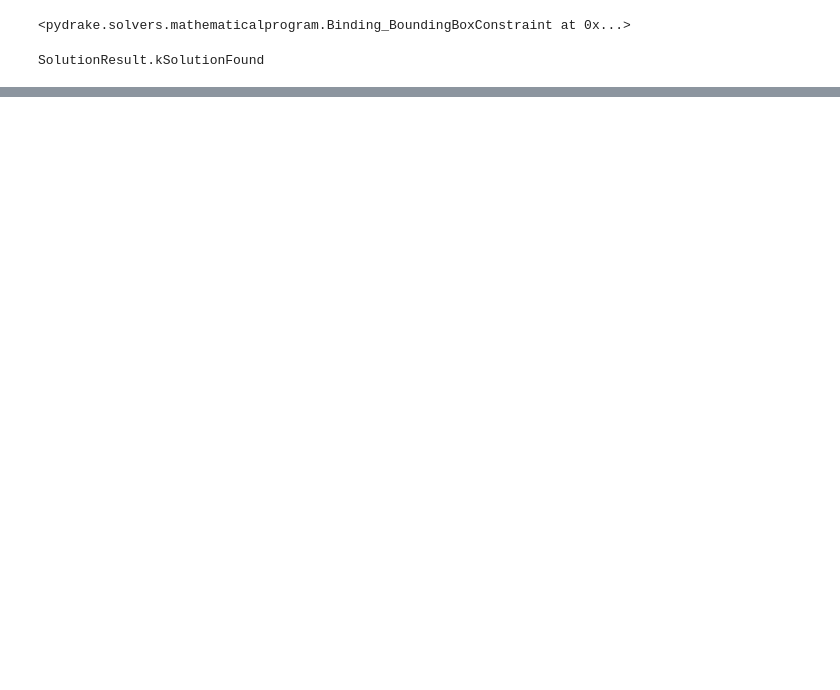
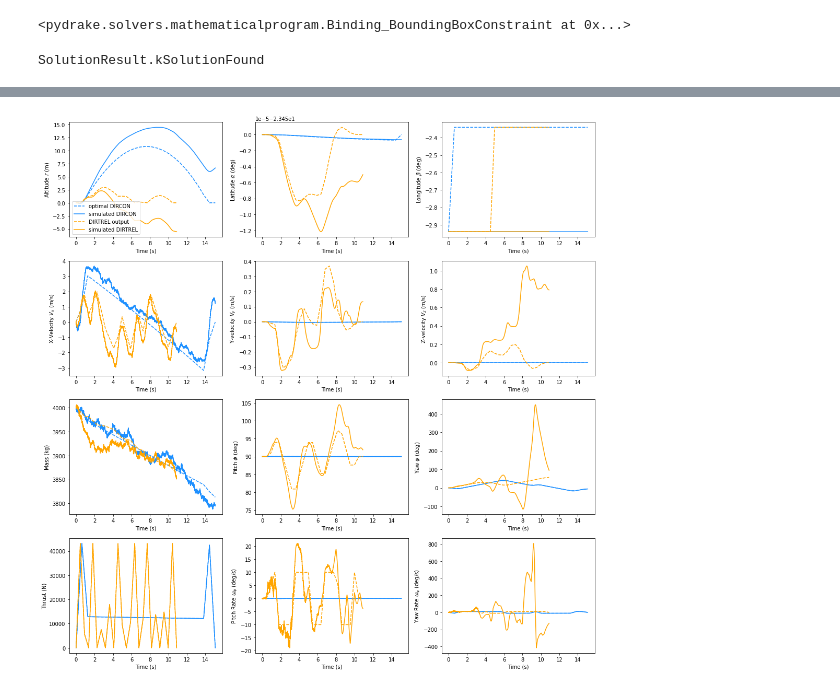
Before and after one commit to DayongTong/MEAM517_Project_Git, a Jupyter notebook: main.ipynb, the cells around one changed output, grey strips where cells are left out. Cells and saved outputs as stored; diff of their text form; code cells hidden in the pictures; blank space fills up the shorter version.

```diff
--- a/main.ipynb
+++ b/main.ipynb
@@ -613,0 +677,31 @@ xsim,usim,tsim = simulate_spacecraft(x_traj.value(0).flatten(),u_traj.value(0).f
+# %%
+# Scale the xsim solutions to the plotting values
+# if dirtrelON:
+xsim_dirtrel_plot = xsim_dirtrel
+usim_dirtrel_plot = usim_dirtrel
+xsim_dirtrel_plot[:,0] -= r_min
+xsim_dirtrel_plot[:,1] *= 180/np.pi
+xsim_dirtrel_plot[:,2] *= 180/np.pi
+xsim_dirtrel_plot[:,7] *= 180/np.pi
+xsim_dirtrel_plot[:,8] *= 180/np.pi
+usim_dirtrel_plot[:,1] *= 180/np.pi
+usim_dirtrel_plot[:,2] *= 180/np.pi
+# plot_util(timesteps_dirtrel, xsim_dirtrel_plot, usim_dirtrel_plot,n_x)
+# else:
+xsim_dircon_plot = xsim_dircon
+usim_dircon_plot = usim_dircon
+xsim_dircon_plot[:,0] -= r_min
+xsim_dircon_plot[:,1] *= 180/np.pi
+xsim_dircon_plot[:,2] *= 180/np.pi
+xsim_dircon_plot[:,7] *= 180/np.pi
+xsim_dircon_plot[:,8] *= 180/np.pi
+usim_dircon_plot[:,1] *= 180/np.pi
+usim_dircon_plot[:,2] *= 180/np.pi
+# plot_util(timesteps_dircon, xsim_dircon_plot, usim_dircon_plot,n_x)
+# %%
+plot_util_overlay_all(timesteps_dircon, x_sol_dircon_plot, u_sol_dircon_plot,\
+                      tsim_dircon, xsim_dircon_plot, usim_dircon_plot,\
+                      timesteps_dirtrel, x_sol_dirtrel_plot, u_sol_dirtrel_plot, \
+                      tsim_dirtrel, xsim_dirtrel_plot, usim_dirtrel_plot, n_x)
+# %% [output]
+[figure, added]
```
Also changed, not shown: parts of 26 cells of this notebook, 3 other files.
